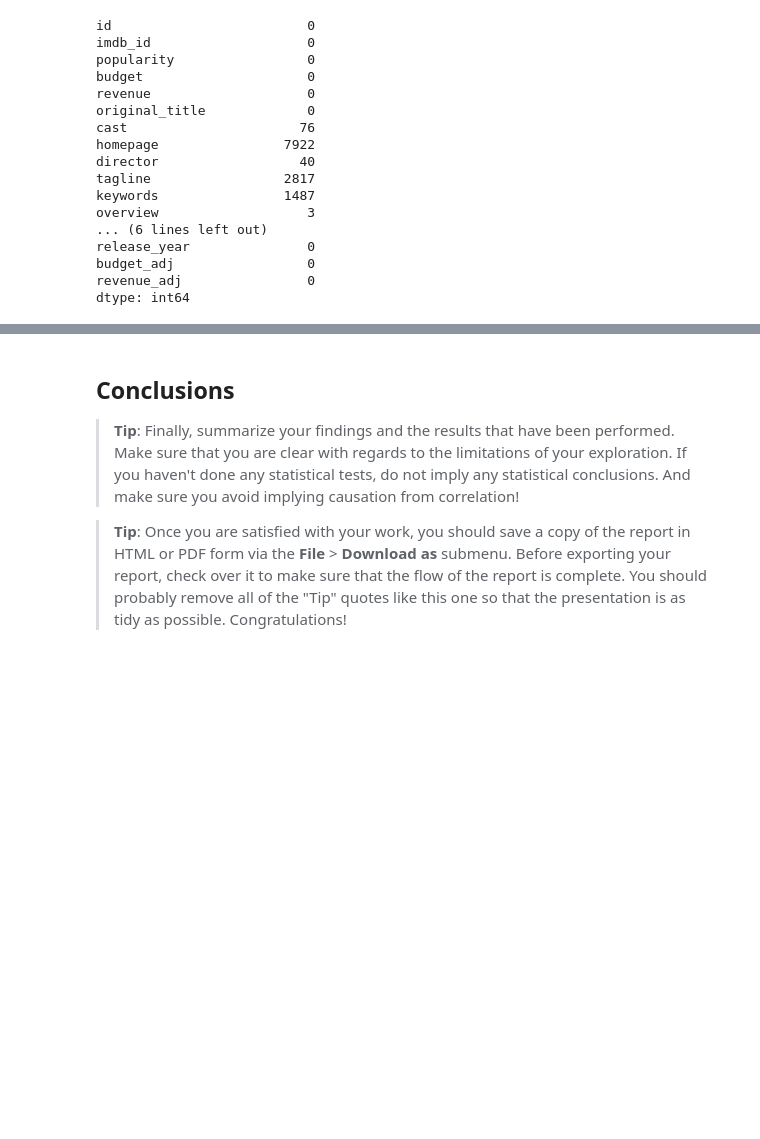
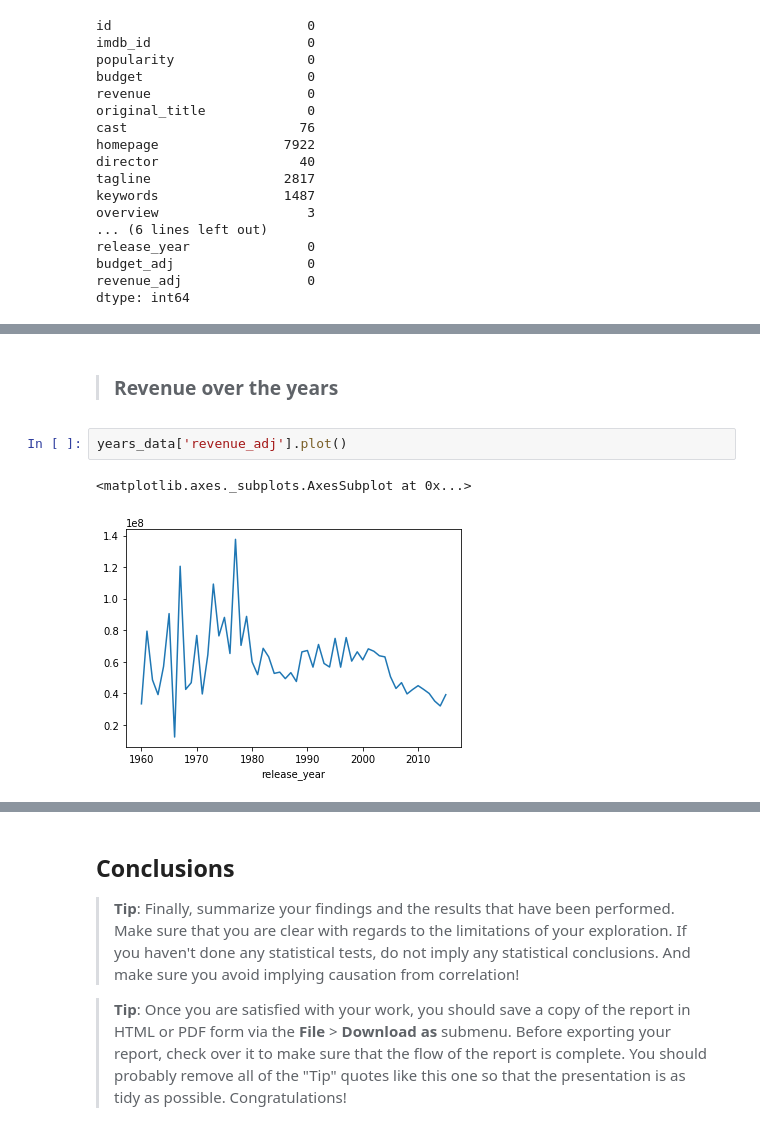
Before and after one commit to AnishReddyRavula/Investigating-Movie-DataBase, a Jupyter notebook: Investigation.ipynb, the cells around one changed output, grey strips where cells are left out. Cells and saved outputs as stored; diff of their text form; blank space fills up the shorter version.

```diff
--- a/Investigation.ipynb
+++ b/Investigation.ipynb
@@ -130,0 +206,7 @@ dtype: int64
+# %% [markdown]
+>### Revenue over the years
+# %%
+years_data['revenue_adj'].plot()
+# %% [output]
+<matplotlib.axes._subplots.AxesSubplot at 0x...>
+[figure, added]
```
Also changed, not shown: parts of 36 cells of this notebook.
